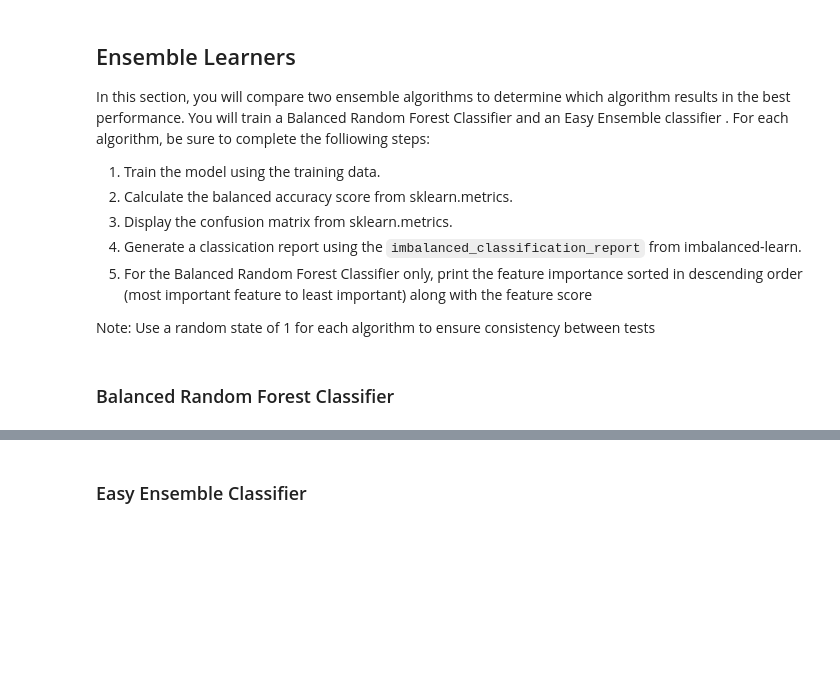
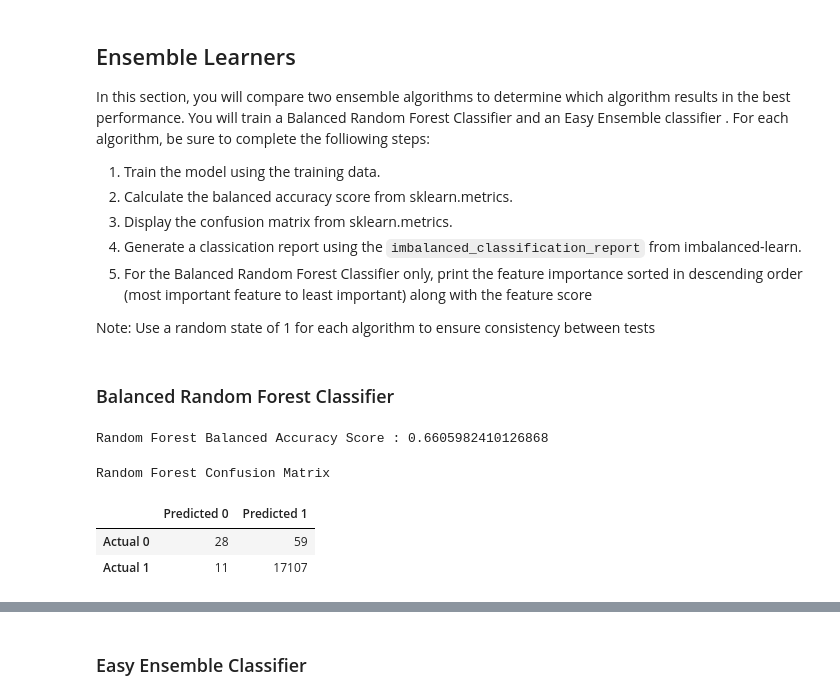
Before and after one commit to atlas-lauren/Machine_Learning_HW, a Jupyter notebook: Starter_Code/credit_risk_ensemble.ipynb, the cells around one changed output, grey strips where cells are left out. Saved outputs shown, nothing was run; the diff lists cells and outputs as text; code cells hidden in the pictures; blank space fills up the shorter version.

Commit message:
Adding more ensemble code

```diff
--- a/Starter_Code/credit_risk_ensemble.ipynb
+++ b/Starter_Code/credit_risk_ensemble.ipynb
@@ -80,14 +139,16 @@ X_train.shape
 Scale the training and testing data using the `StandardScaler` from `sklearn`. Remember that when scaling the data, you only scale the features data (`X_train` and `X_testing`).
 # %%
 # Create the StandardScaler instance
-# YOUR CODE HERE
+from sklearn.preprocessing import StandardScaler
+scaler = StandardScaler()
 # %%
 # Fit the Standard Scaler with the training data
 # When fitting scaling functions, only train on the training dataset
-# YOUR CODE HERE
+X_scaler = scaler.fit(X_train)
 # %%
 # Scale the training and testing data
-# YOUR CODE HERE
+X_train_scaled = X_scaler.transform(X_train)
+X_test_scaled = X_scaler.transform(X_test)
 # %% [markdown]
 ## Ensemble Learners
 
@@ -114,2 +166,36 @@ Note: Use a random state of 1 for each algorithm to ensure consistency between t
+# %%
+# Resample the training data with the BalancedRandomForestClassifier
+from sklearn.ensemble import RandomForestClassifier
+
+rf_model = RandomForestClassifier(n_estimators=500, random_state=1)
+rf_model = rf_model.fit(X_train_scaled, y_train)
+predictions = rf_model.predict(X_test_scaled)
+# %%
+# Calculated the balanced accuracy score
+from sklearn.metrics import balanced_accuracy_score
+
+acc_score = balanced_accuracy_score(y_test, predictions)
+random_forest_acc = f"Random Forest Balanced Accuracy Score : {acc_score}"
+print(random_forest_acc)
+# %% [output]
+Random Forest Balanced Accuracy Score : 0.6605982410126868
+# %%
+# Display the confusion matrix
+from sklearn.metrics import confusion_matrix, accuracy_score, classification_report
+
+# Calculating the confusion matrix first
+cm = confusion_matrix(y_test, predictions)
+cm_df = pd.DataFrame(
+    cm, index=["Actual 0", "Actual 1"], columns=["Predicted 0", "Predicted 1"]
+)
+
+# Then display the confusion matrix
+print("Random Forest Confusion Matrix")
+display(cm_df)
+# %% [output]
+Random Forest Confusion Matrix
+|  | Predicted 0 | Predicted 1 |
+| Actual 0 | 28 | 59 |
+| Actual 1 | 11 | 17107 |
 # %%
 # Print the imbalanced classification report
```
Also changed, not shown: parts of 28 cells of this notebook, 1 other file.
